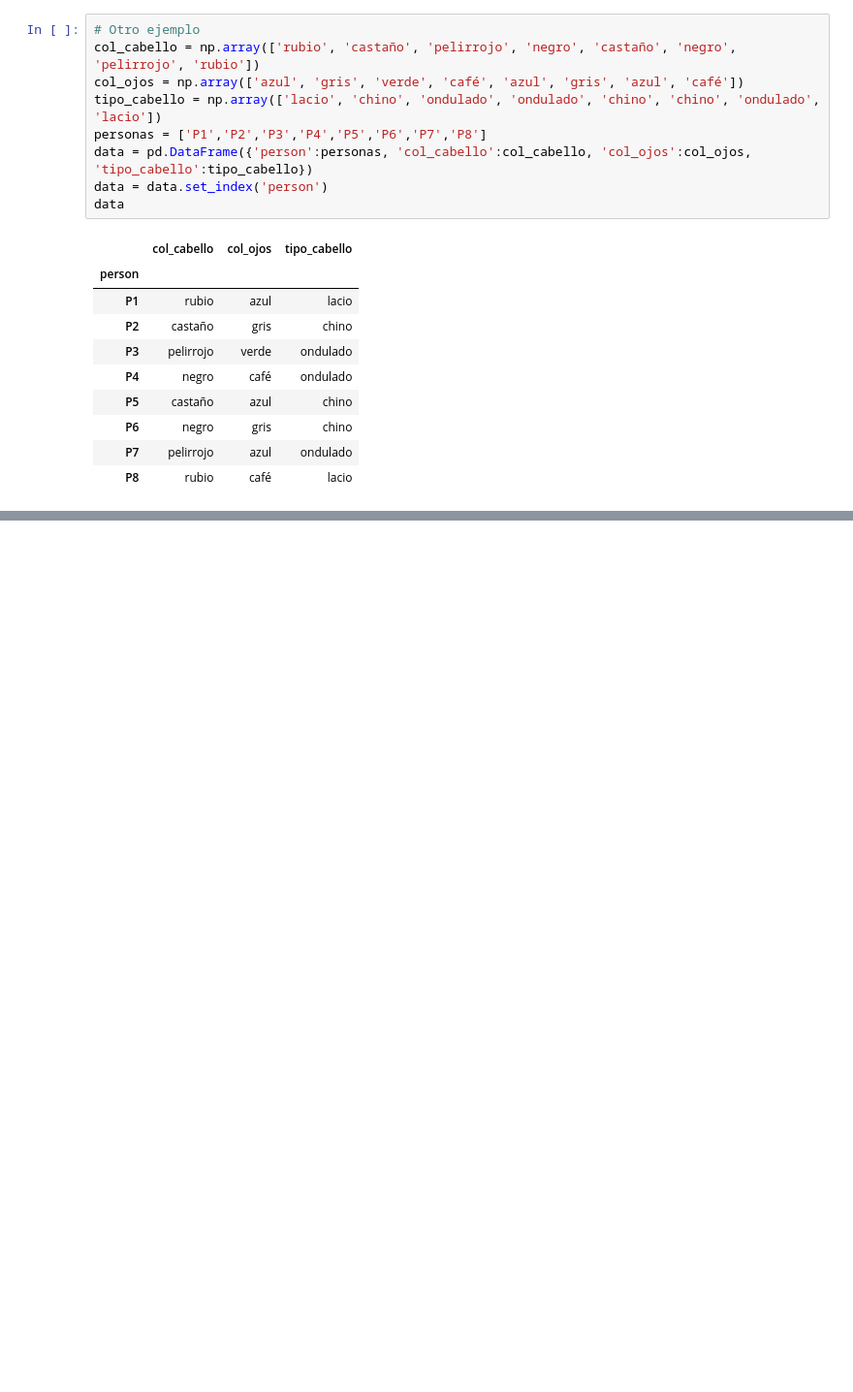
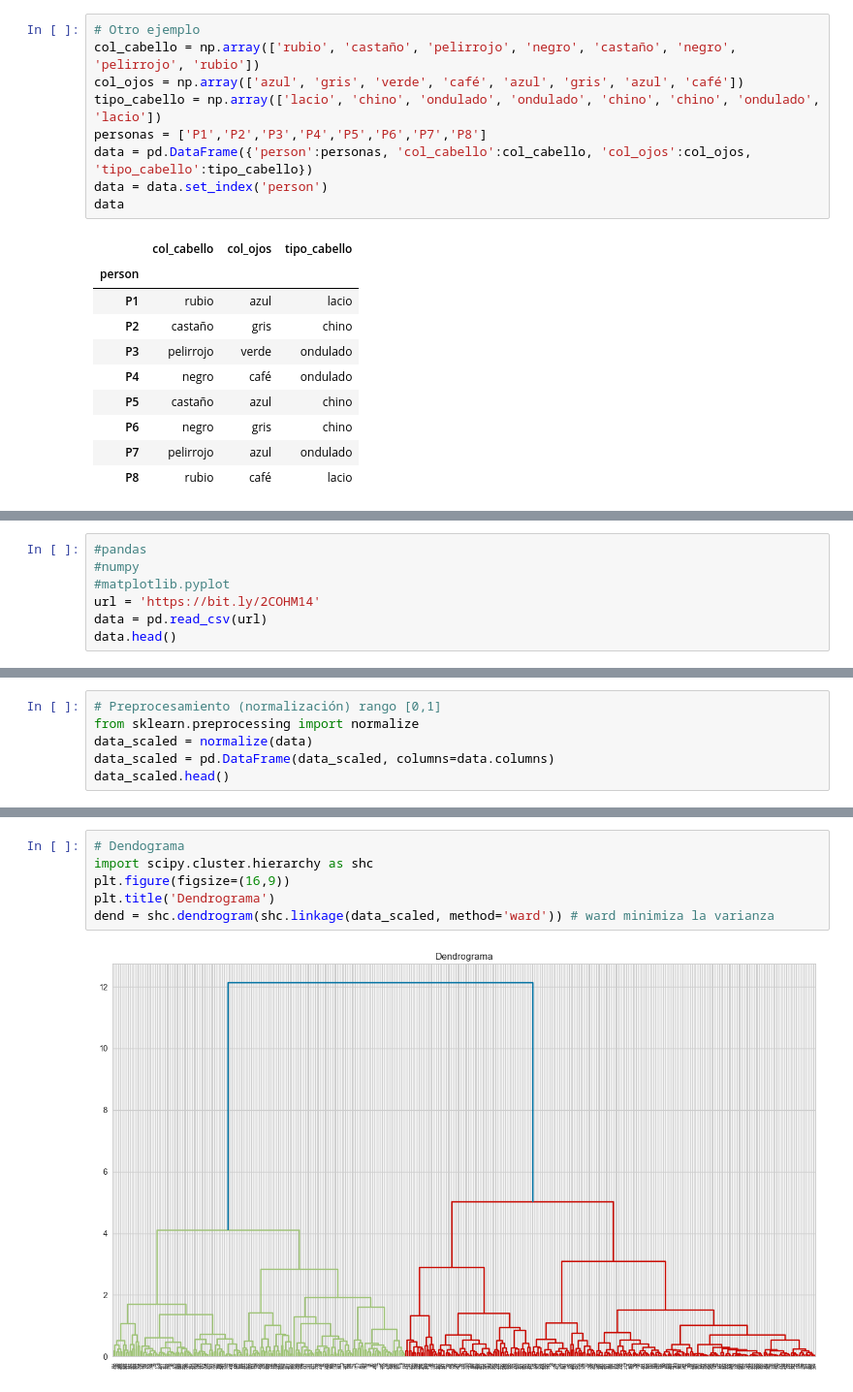
Before and after one commit to emilianodesu/LCD-5Sem-2025-1, a Jupyter notebook: PPCD/T1 Introduccion a ciencia de datos/1.2 Extraccion de grandes cantidades de informacion/agrupamientos.ipynb, the cells around one changed output, grey strips where cells are left out. Shown at 97% size. Drawn from its saved outputs; the diff is of its cells as text; blank space fills up the shorter version.

```diff
--- a/PPCD/T1 Introduccion a ciencia de datos/1.2 Extraccion de grandes cantidades de informacion/agrupamientos.ipynb
+++ b/PPCD/T1 Introduccion a ciencia de datos/1.2 Extraccion de grandes cantidades de informacion/agrupamientos.ipynb
@@ -325,0 +328,7 @@ data
+# %%
+#pandas
+#numpy
+#matplotlib.pyplot
+url = 'https://bit.ly/2COHM14'
+data = pd.read_csv(url)
+data.head()
@@ -325,0 +342,6 @@ data
+# %%
+# Preprocesamiento (normalización) rango [0,1]
+from sklearn.preprocessing import normalize
+data_scaled = normalize(data)
+data_scaled = pd.DataFrame(data_scaled, columns=data.columns)
+data_scaled.head()
@@ -325,0 +355,8 @@ data
+# %%
+# Dendograma
+import scipy.cluster.hierarchy as shc
+plt.figure(figsize=(16,9))
+plt.title('Dendrograma')
+dend = shc.dendrogram(shc.linkage(data_scaled, method='ward')) # ward minimiza la varianza
+# %% [output]
+[figure, added]
```
Also changed, not shown: parts of 25 cells of this notebook, 3 other files.
